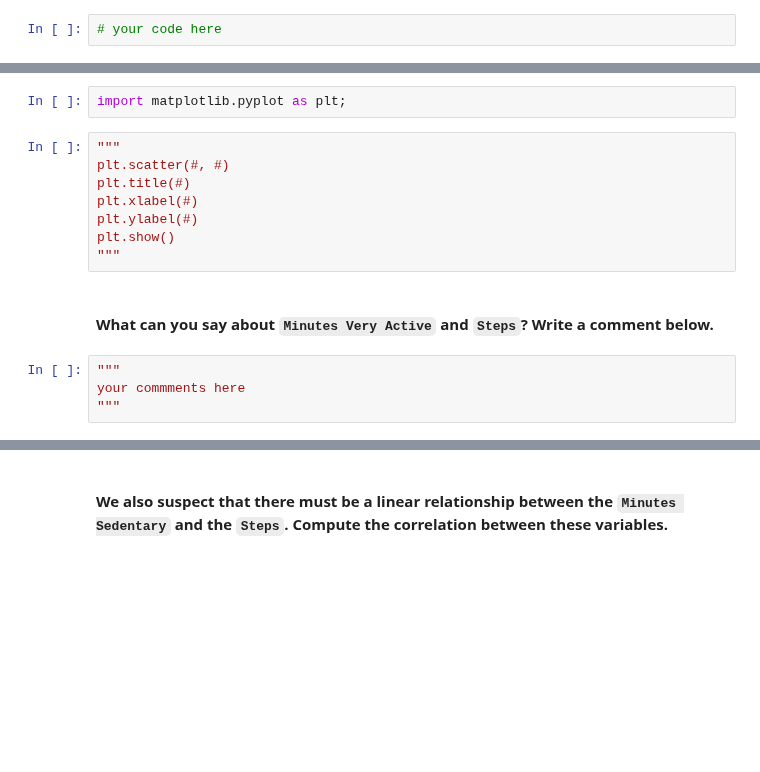
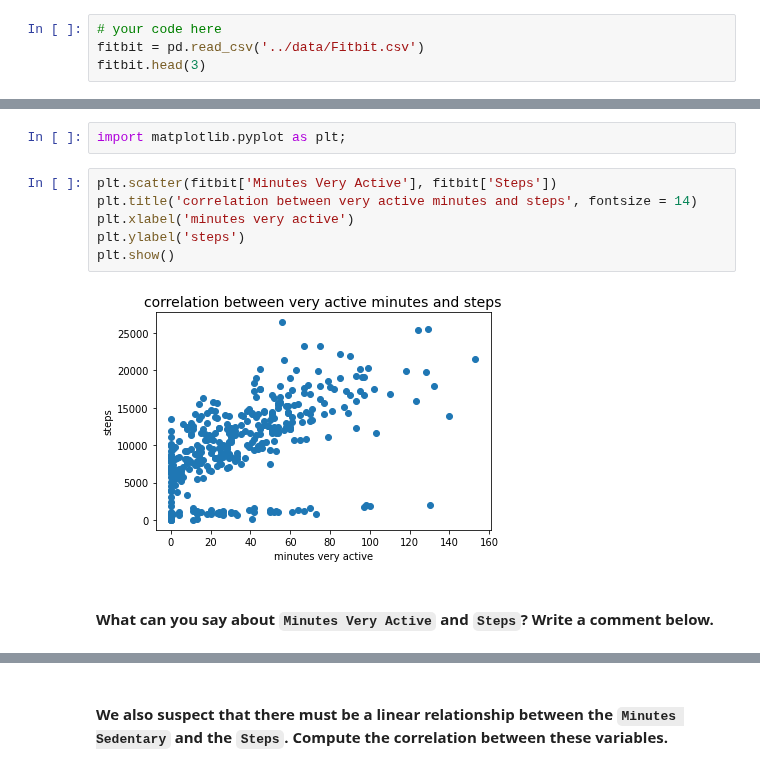
Before and after one commit to paoloironhack/data_analytics062020, a Jupyter notebook: labs/module_2/22_Pivot-Table-Correlation/your_code/main.ipynb, the cells around one changed output, grey strips where cells are left out. Cells and saved outputs as stored; diff of their text form; blank space fills up the shorter version.

```diff
--- a/labs/module_2/22_Pivot-Table-Correlation/your_code/main.ipynb
+++ b/labs/module_2/22_Pivot-Table-Correlation/your_code/main.ipynb
@@ -75,3 +191,5 @@ Read the `fitbit` dataset from
 Save your data in a variable called `fitbit`.
 # %%
 # your code here
+fitbit = pd.read_csv('../data/Fitbit.csv')
+fitbit.head(3)
@@ -89,16 +234,12 @@ Save your data in a variable called `fitbit`.
 # %%
 import matplotlib.pyplot as plt;
 # %%
-"""
-plt.scatter(#, #)
-plt.title(#)
-plt.xlabel(#)
-plt.ylabel(#)
+plt.scatter(fitbit['Minutes Very Active'], fitbit['Steps'])
+plt.title('correlation between very active minutes and steps', fontsize = 14)
+plt.xlabel('minutes very active')
+plt.ylabel('steps')
 plt.show()
-"""
+# %% [output]
+[figure, added]
 # %% [markdown]
 #### What can you say about `Minutes Very Active` and `Steps`? Write a comment below.
-# %%
-"""
-your commments here
-"""
```
Also changed, not shown: parts of 37 cells of this notebook, 9 other files.
